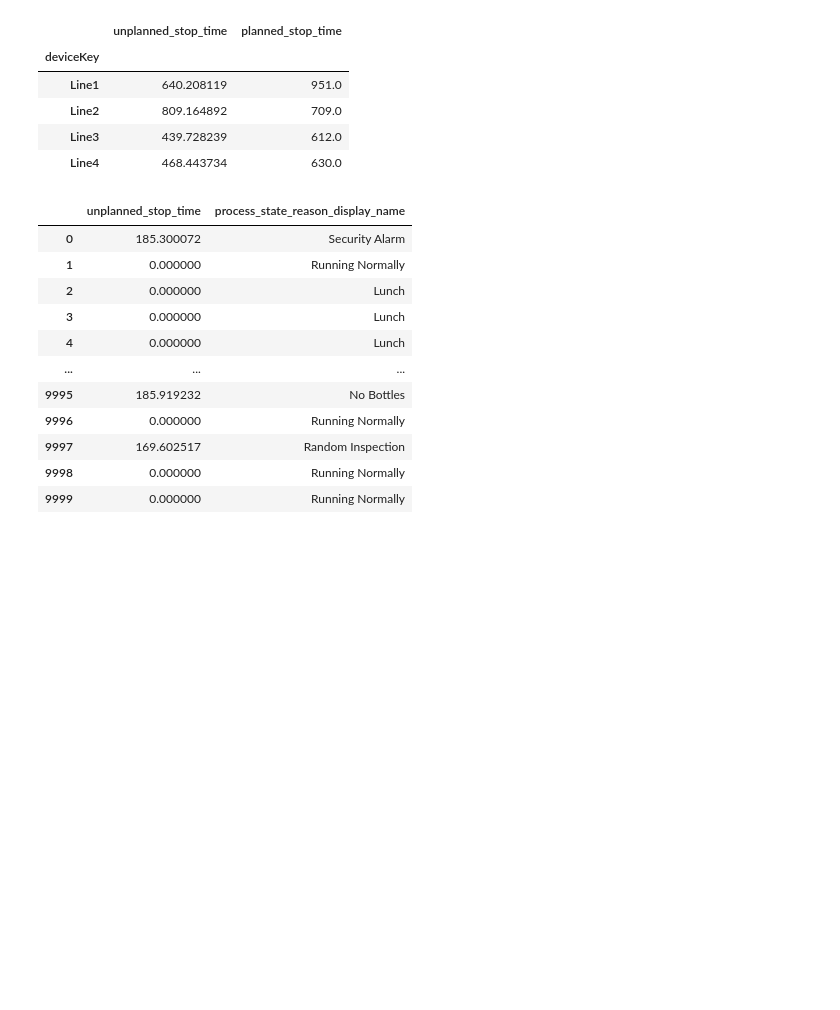
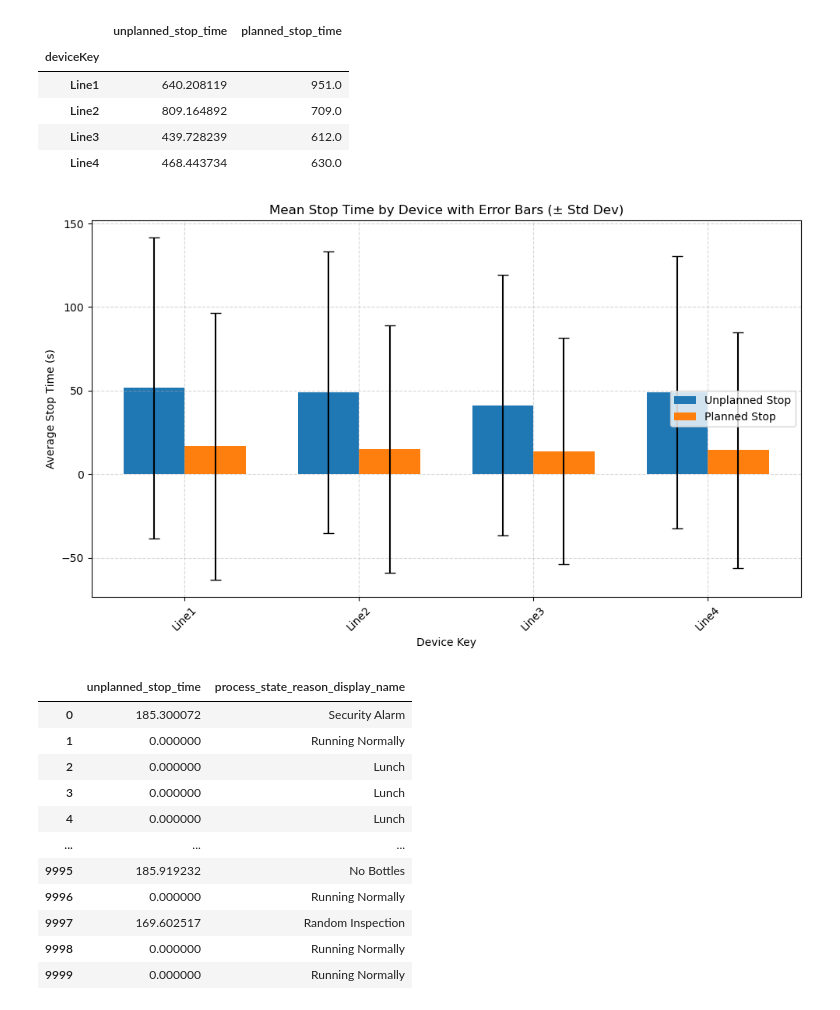
Before and after one commit to lylatan/production_data_analysis, a Jupyter notebook: Leyla.ipynb, the cells around one changed output. Cells and saved outputs as stored; diff of their text form; code cells hidden in the pictures; blank space fills up the shorter version.

```diff
--- a/Leyla.ipynb
+++ b/Leyla.ipynb
@@ -90,6 +90,37 @@ dfProductionMetric[['unplanned_stop_time', 'planned_stop_time', 'deviceKey']].gr
 | Line2 | 809.164892 | 709.0 |
 | Line3 | 439.728239 | 612.0 |
 | Line4 | 468.443734 | 630.0 |
+# %%
+grouped = dfProductionMetric[['unplanned_stop_time', 'planned_stop_time', 'deviceKey']].groupby('deviceKey')
+mean_values = grouped.mean()
+std_values = grouped.std()
+
+# Plotting
+labels = mean_values.index
+x = np.arange(len(labels))  # label locations
+width = 0.35  # width of the bars
+
+fig, ax = plt.subplots(figsize=(10, 6))
+
+# Bars for unplanned_stop_time
+bars1 = ax.bar(x - width/2, mean_values['unplanned_stop_time'], width, yerr=std_values['unplanned_stop_time'], label='Unplanned Stop', capsize=5)
+
+# Bars for planned_stop_time
+bars2 = ax.bar(x + width/2, mean_values['planned_stop_time'], width, yerr=std_values['planned_stop_time'], label='Planned Stop', capsize=5)
+
+# Customizing the plot
+ax.set_xlabel('Device Key')
+ax.set_ylabel('Average Stop Time (s)')
+ax.set_title('Mean Stop Time by Device with Error Bars (± Std Dev)')
+ax.set_xticks(x)
+ax.set_xticklabels(labels, rotation=45)
+ax.legend()
+ax.grid(True, linestyle='--', alpha=0.5)
+
+plt.tight_layout()
+plt.show()
+# %% [output]
+[figure, added]
 # %%
 dfProductionMetric[['unplanned_stop_time', 'process_state_reason_display_name']]
 # %% [output]
```
Also changed, not shown: parts of 1 cell of this notebook.
